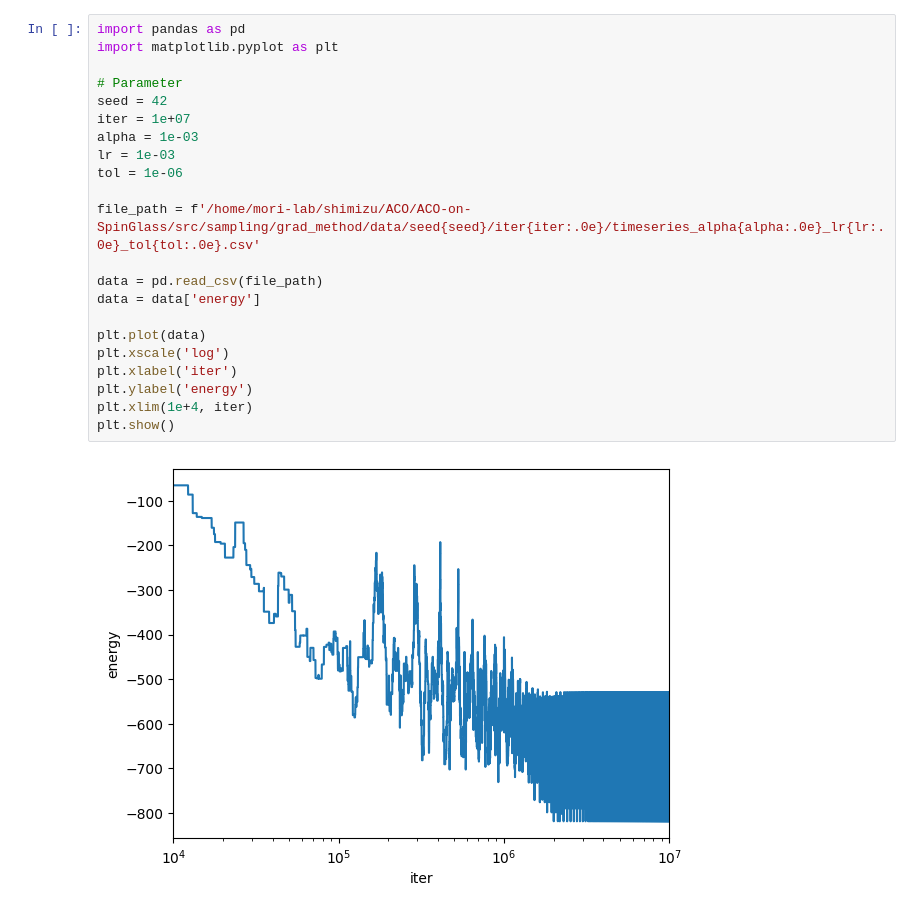
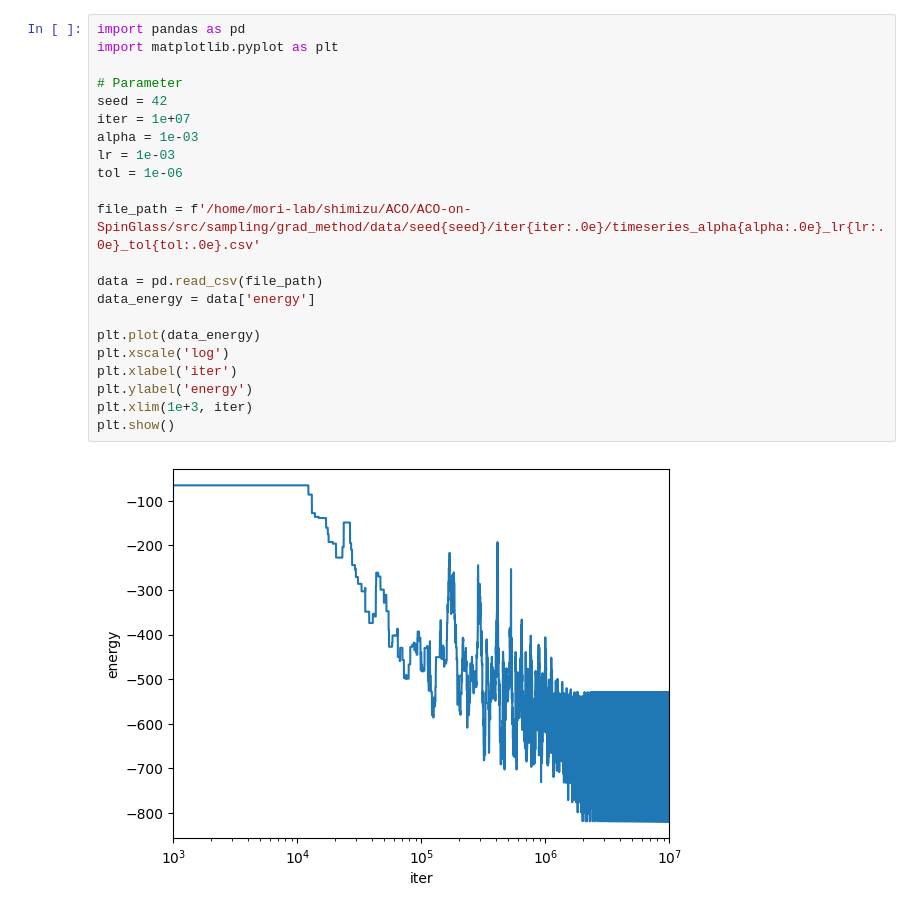
Before and after one commit to LABO-M/aco-on-spinglass, a Jupyter notebook: src/visuals/timeseries.ipynb, the cells around one changed output. Drawn from its saved outputs; the diff is of its cells as text.

```diff
--- a/src/visuals/timeseries.ipynb
+++ b/src/visuals/timeseries.ipynb
@@ -24,24 +24,24 @@ plt.show()
 # %%
 import pandas as pd
 import matplotlib.pyplot as plt
 
 # Parameter
 seed = 42
 iter = 1e+07
 alpha = 1e-03
 lr = 1e-03
 tol = 1e-06
 
 file_path = f'/home/mori-lab/shimizu/ACO/ACO-on-SpinGlass/src/sampling/grad_method/data/seed{seed}/iter{iter:.0e}/timeseries_alpha{alpha:.0e}_lr{lr:.0e}_tol{tol:.0e}.csv'
 
 data = pd.read_csv(file_path)
-data = data['energy']
+data_energy = data['energy']
 
-plt.plot(data)
+plt.plot(data_energy)
 plt.xscale('log')
 plt.xlabel('iter')
 plt.ylabel('energy')
-plt.xlim(1e+4, iter)
+plt.xlim(1e+3, iter)
 plt.show()
 # %% [output]
-[figure, old version]
+[figure, new version]
```
Also changed, not shown: parts of 2 cells of this notebook, 1 other file.
